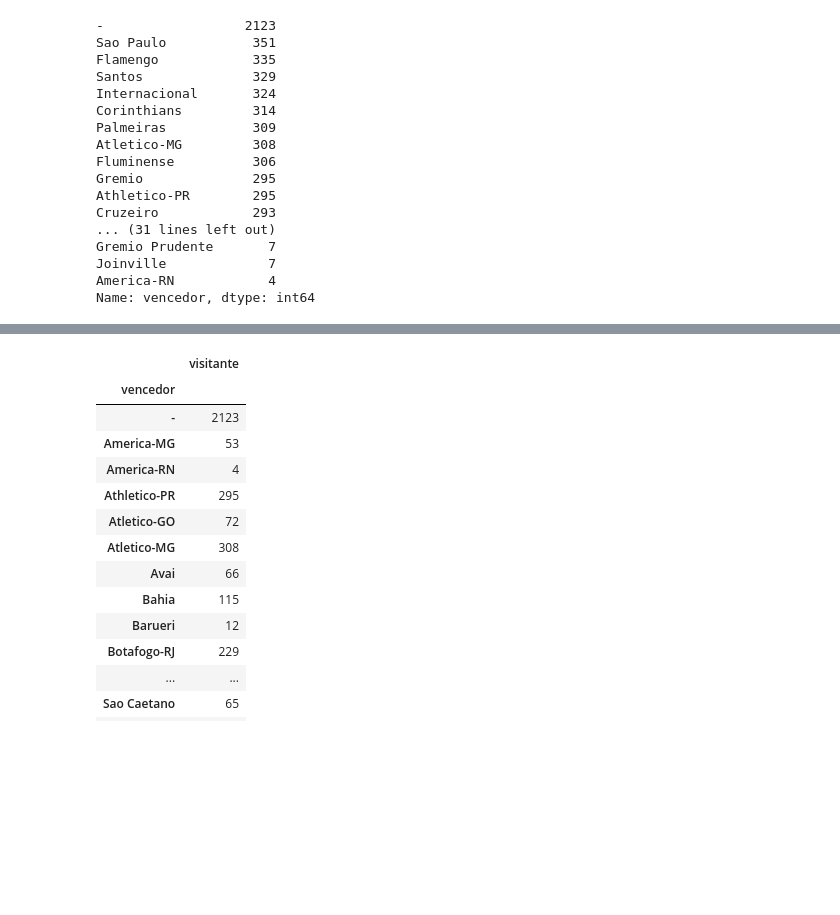
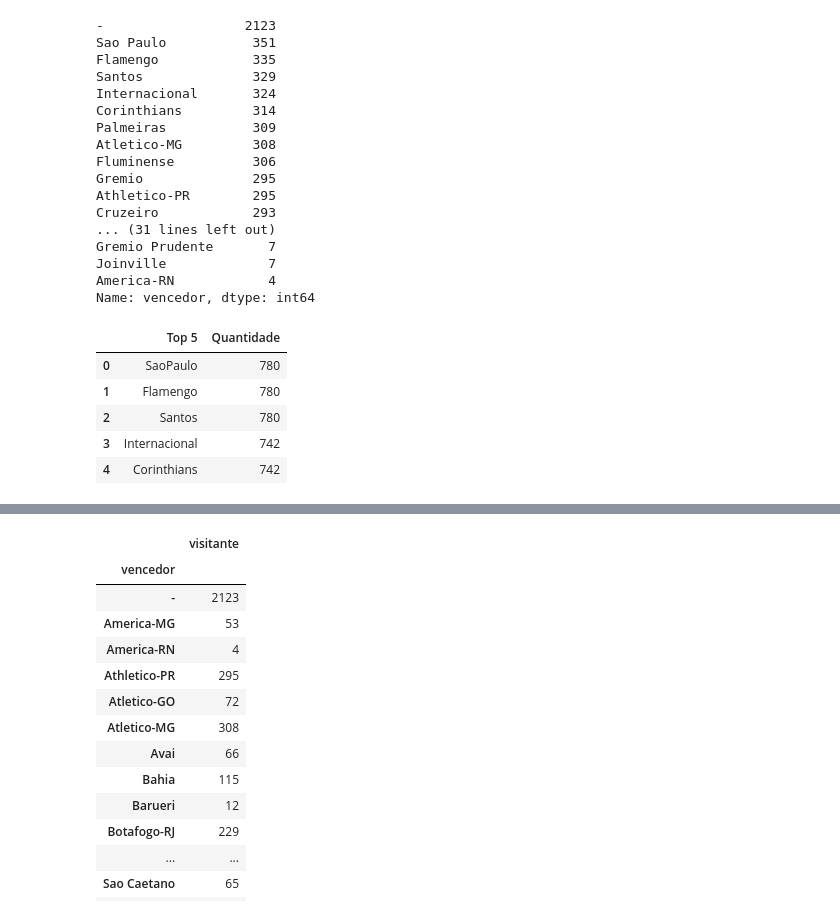
Before and after one commit to deniscruzrodrigues/intro_python_verao_ime_2023, a Jupyter notebook: notebooks/EDA.ipynb, the cells around one changed output, grey strips where cells are left out. Saved outputs shown, nothing was run; the diff lists cells and outputs as text; code cells hidden in the pictures; blank space fills up the shorter version.

```diff
--- a/notebooks/EDA.ipynb
+++ b/notebooks/EDA.ipynb
@@ -159,3 +159,28 @@ Gremio Prudente       7
 Joinville             7
 America-RN            4
 Name: vencedor, dtype: int64
+# %%
+dadosTratados = pd.DataFrame({'Top 5':['SaoPaulo', 'Flamengo', 'Santos', 'Internacional', 'Corinthians']})
+#dadosTratados['Quantidade'] = np.where(dadosTratados['Vitoria_TOP5'] == 'Sao Paulo', 351, 335)
+clubes = [
+            (dadosTratados['Top 5'] == 'SaoPaulo'),
+            (dadosTratados['Top 5'] == 'Flamengo'),
+            (dadosTratados['Top 5'] == 'Santos'),
+            (dadosTratados['Top 5'] == 'Internacional'),
+            (dadosTratados['Top 5'] == 'Corinthians')
+        ]
+totalvitorias = [351, 335, 329, 324, 314]
+totalvisit = [390, 391, 390, 371, 371]
+totalmand = [390, 389, 390, 371, 371]
+totaljogos = [780, 780, 780, 742, 742]
+visitvit = [175, 167, 164, 162, 157]
+mandvit = [214, 222, 225, 209, 214]
+dadosTratados['Quantidade'] = np.select(clubes, totaljogos, totalvitorias)
+dadosTratados
+# %% [output]
+|  | Top 5 | Quantidade |
+| 0 | SaoPaulo | 780 |
+| 1 | Flamengo | 780 |
+| 2 | Santos | 780 |
+| 3 | Internacional | 742 |
+| 4 | Corinthians | 742 |
```
Also changed, not shown: parts of 3 cells of this notebook.
